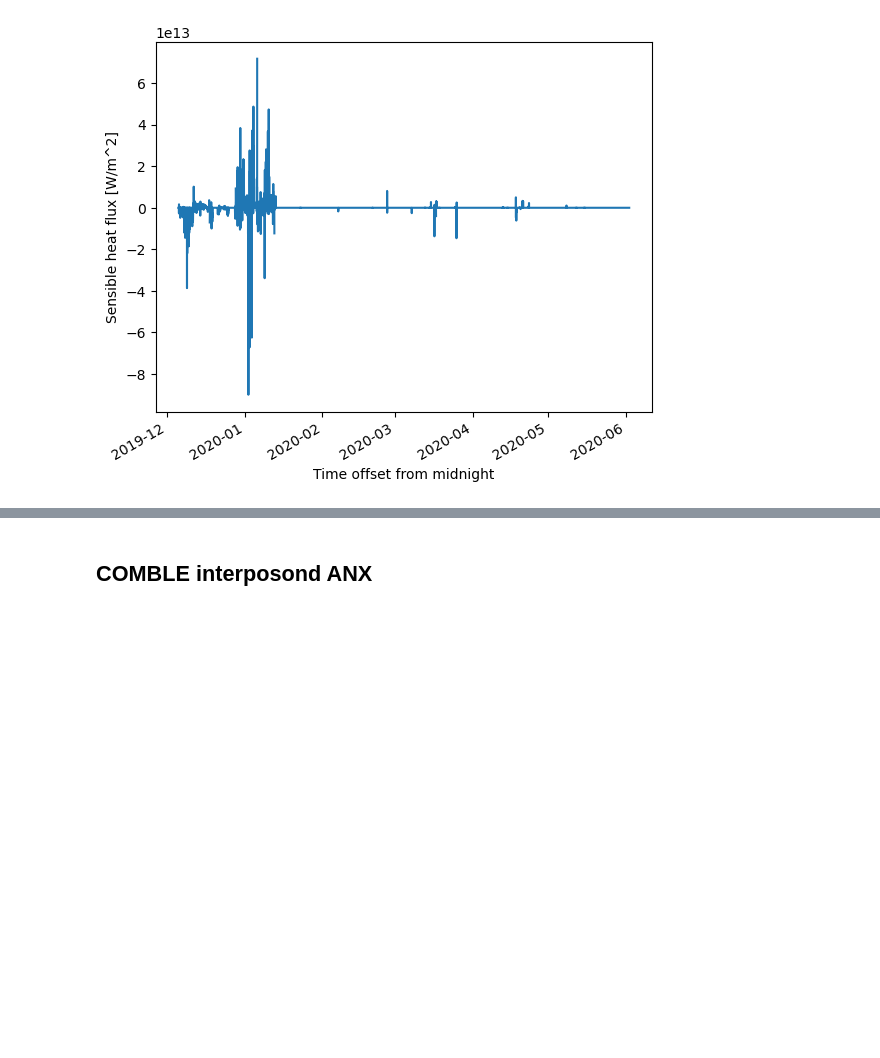
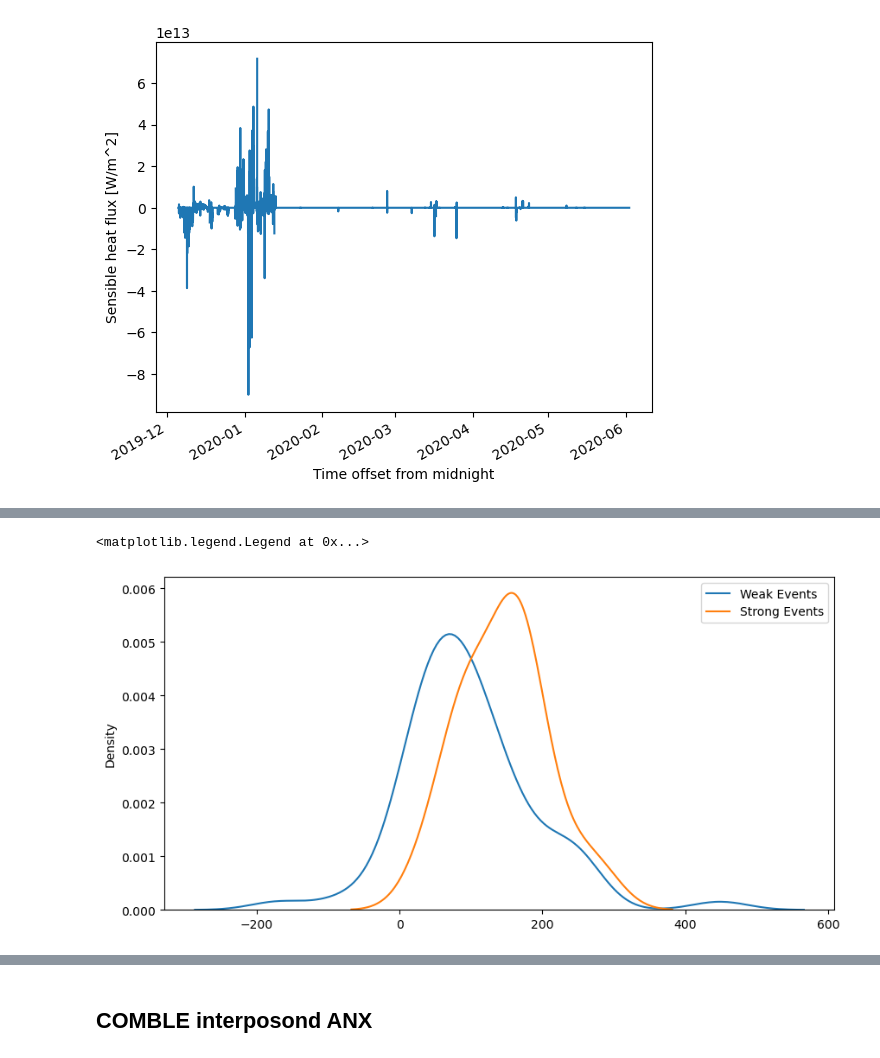
Before and after one commit to snsharma25/ARM-2024-high-latitude, a Jupyter notebook: notebooks/main_flux.ipynb, the cells around one changed output, grey strips where cells are left out. Drawn from its saved outputs; the diff is of its cells as text; code cells hidden in the pictures; blank space fills up the shorter version.

```diff
--- a/notebooks/main_flux.ipynb
+++ b/notebooks/main_flux.ipynb
@@ -190,0 +176,19 @@ for ii in range(2):
+# %%
+
+import seaborn as sbs
+
+
+fig,ax = plt.subplots(1,1,figsize=(10,5))
+
+#weak_data = weak_data.to_dataframe()
+
+#strong_data = strong_data.to_dataframe()
+
+sbs.kdeplot(weak_data,label='Weak Events',ax=ax)
+
+sbs.kdeplot(strong_data,label='Strong Events',ax=ax)
+
+ax.legend()
+# %% [output]
+<matplotlib.legend.Legend at 0x...>
+[figure, added]
```
Also changed, not shown: parts of 8 cells of this notebook, 1 other file.
